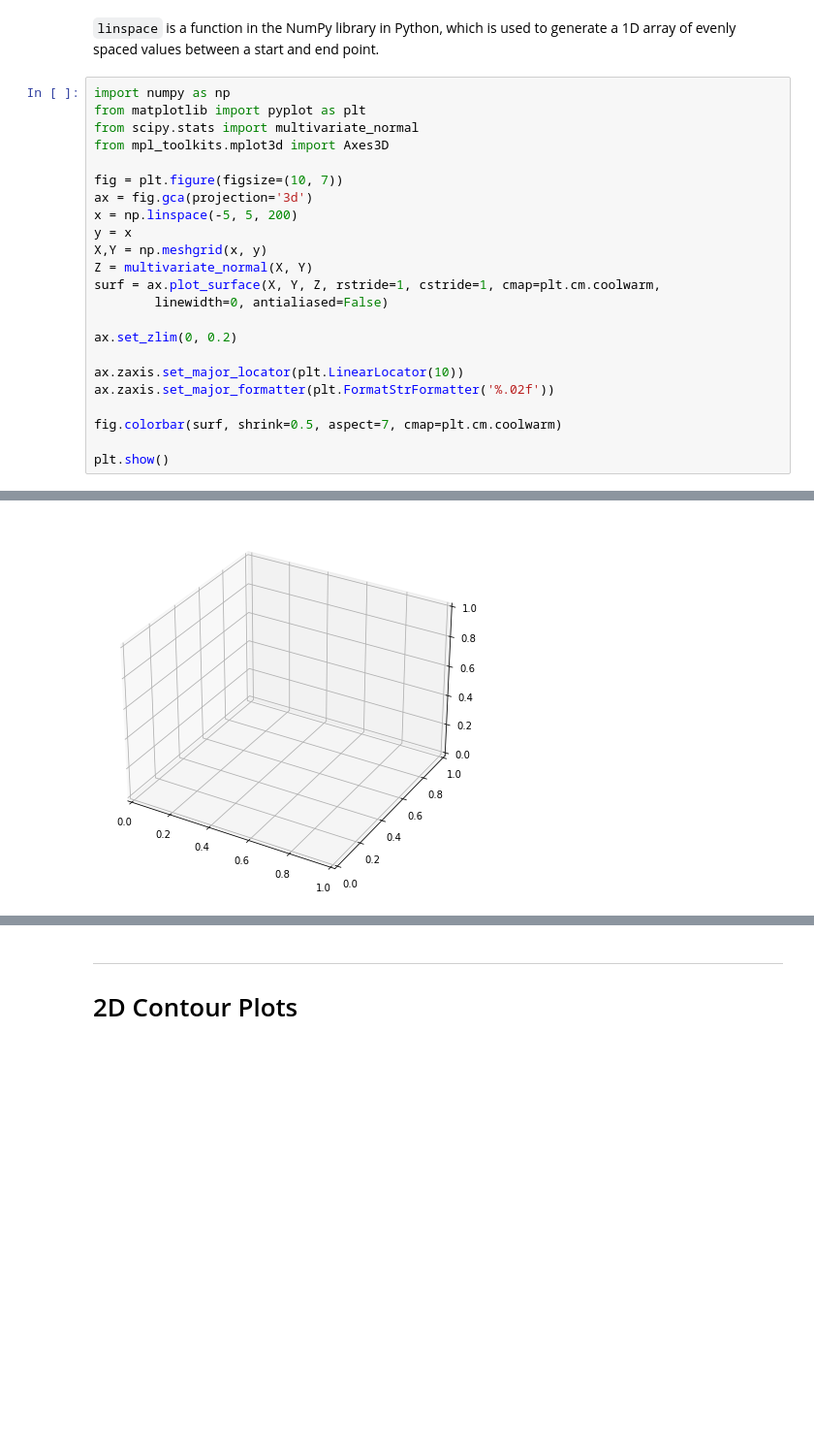
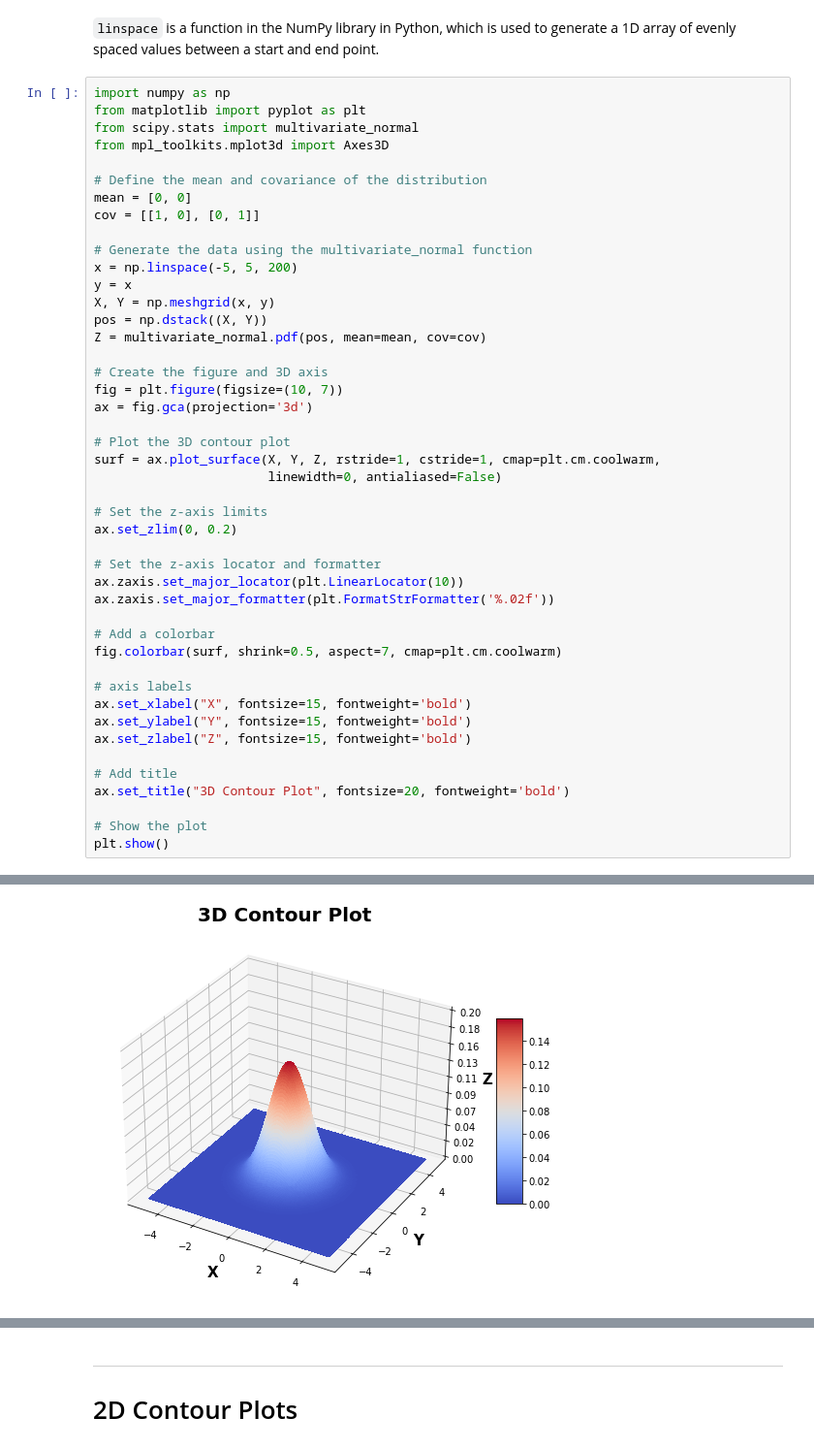
Before and after one commit to pavsingh7/Matplotlib, a Jupyter notebook: matplot_adv.ipynb, the cells around one changed output, grey strips where cells are left out. Shown at 97% size. Cells and saved outputs as stored; diff of their text form; blank space fills up the shorter version.

```diff
--- a/matplot_adv.ipynb
+++ b/matplot_adv.ipynb
@@ -171,21 +171,43 @@ from matplotlib import pyplot as plt
 from scipy.stats import multivariate_normal
 from mpl_toolkits.mplot3d import Axes3D
 
+# Define the mean and covariance of the distribution
+mean = [0, 0]
+cov = [[1, 0], [0, 1]]
+
+# Generate the data using the multivariate_normal function
+x = np.linspace(-5, 5, 200)
+y = x
+X, Y = np.meshgrid(x, y)
+pos = np.dstack((X, Y))
+Z = multivariate_normal.pdf(pos, mean=mean, cov=cov)
+
+# Create the figure and 3D axis
 fig = plt.figure(figsize=(10, 7))
 ax = fig.gca(projection='3d')
-x = np.linspace(-5, 5, 200)
-y = x
-X,Y = np.meshgrid(x, y)
-Z = multivariate_normal(X, Y)
+
+# Plot the 3D contour plot
 surf = ax.plot_surface(X, Y, Z, rstride=1, cstride=1, cmap=plt.cm.coolwarm,
-        linewidth=0, antialiased=False)
+                       linewidth=0, antialiased=False)
 
+# Set the z-axis limits
 ax.set_zlim(0, 0.2)
 
+# Set the z-axis locator and formatter
 ax.zaxis.set_major_locator(plt.LinearLocator(10))
 ax.zaxis.set_major_formatter(plt.FormatStrFormatter('%.02f'))
 
+# Add a colorbar
 fig.colorbar(surf, shrink=0.5, aspect=7, cmap=plt.cm.coolwarm)
 
+# axis labels
+ax.set_xlabel("X", fontsize=15, fontweight='bold')
+ax.set_ylabel("Y", fontsize=15, fontweight='bold')
+ax.set_zlabel("Z", fontsize=15, fontweight='bold')
+
+# Add title
+ax.set_title("3D Contour Plot", fontsize=20, fontweight='bold')
+
+# Show the plot
 plt.show()
 # %% [output]
@@ -193 +214 @@ ValueError: Array 'mean' must be a vector of length 40000.
-[figure, old version]
+[figure, new version]
```
Also changed, not shown: parts of 3 cells of this notebook, 2 other files.
